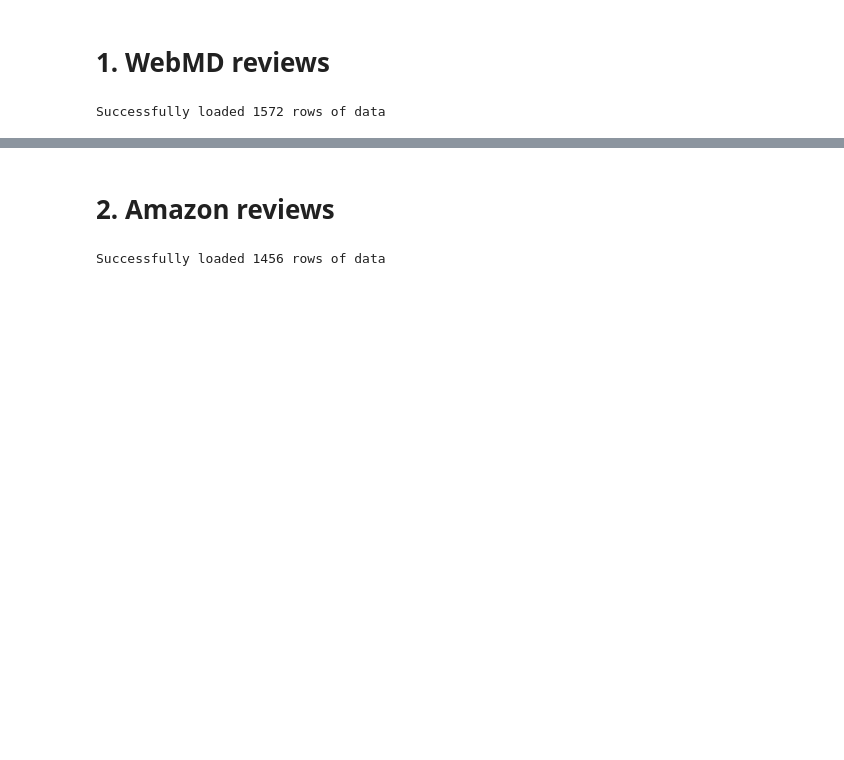
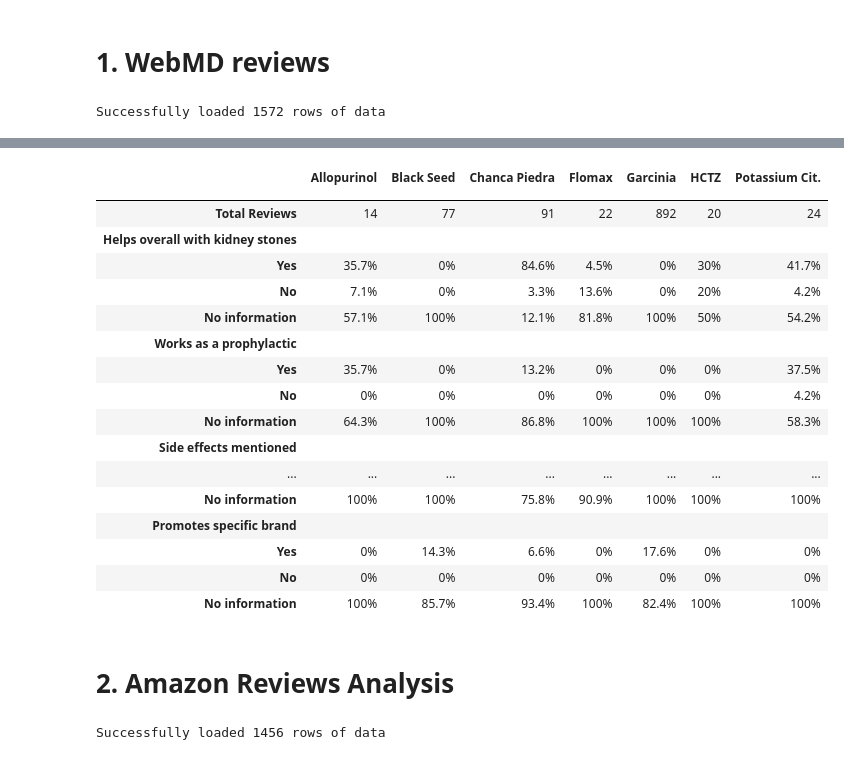
Before and after one commit to aph-research/chanca-piedra, a Jupyter notebook: chanca-piedra-analysis.ipynb, the cells around one changed output, grey strips where cells are left out. Cells and saved outputs as stored; diff of their text form; code cells hidden in the pictures; blank space fills up the shorter version.

```diff
--- a/chanca-piedra-analysis.ipynb
+++ b/chanca-piedra-analysis.ipynb
@@ -7,3 +180,15 @@ import numpy as np
+# %%
+def style_dataframe(df):
+    """Apply consistent styling to the dataframe."""
+    return df.style\
+        .set_table_styles([
+            {'selector': '',
+             'props': [('color', get_text_color())]},
+        ])\
+        .format(lambda x: f'{x:,.0f}' if isinstance(x, (int, float)) and str(x).isdigit()
+                else (f'{x:.0f}%' if isinstance(x, float) and x.is_integer()
+                else f'{x:.1f}%' if isinstance(x, float)
+                else x))
 # %% [markdown]
 # 1. WebMD reviews
 # %%
@@ -231,5 +210,57 @@ display(display_df.style
+# %%
+columns_to_analyze = [
+    'Helps overall with kidney stones',
+    'Works as a prophylactic',
+    'Side effects mentioned',
+    'Asserts significant pain reduction',
+    'Mentions breaking of stones',
+    'Mentions shrinking of the stones',
+    'Mentions softening of stones',
+    'Stone passed with no or almost no pain',
+    'Promotes specific brand',
+]
+
+webmd_medicine_mapping = {
+    'Allopurinol Oral': 'Allopurinol',
+    'Flomax Oral': 'Flomax',
+    'Hydrochlorothiazide': 'HCTZ',
+    'Potassium Citrate Oral': 'Potassium Cit.'
+}
+
+webmd_medicines_to_exclude = ['Ashwagandha', 'Melatonin']
+
+# Generate and display statistics
+display_df = calculate_stats(
+    df,
+    columns_to_analyze,
+    medicines_to_exclude=webmd_medicines_to_exclude,
+    medicine_mapping=webmd_medicine_mapping
+)
+display(style_dataframe(display_df))
+
+tablename = "webmd-table-full-analysis"
+display_df.to_html(figfolder + tablename + ".html")
+# %% [output]
+|  | Allopurinol | Black Seed | Chanca Piedra | Flomax | Garcinia | HCTZ | Potassium Cit. |
+|  |  |  |  |  |  |  |  |
+| Total Reviews | 14 | 77 | 91 | 22 | 892 | 20 | 24 |
+| Helps overall with kidney stones |  |  |  |  |  |  |  |
+| Yes | 35.7% | 0% | 84.6% | 4.5% | 0% | 30% | 41.7% |
+| No | 7.1% | 0% | 3.3% | 13.6% | 0% | 20% | 4.2% |
+| No information | 57.1% | 100% | 12.1% | 81.8% | 100% | 50% | 54.2% |
+| Works as a prophylactic |  |  |  |  |  |  |  |
+| Yes | 35.7% | 0% | 13.2% | 0% | 0% | 0% | 37.5% |
+| No | 0% | 0% | 0% | 0% | 0% | 0% | 4.2% |
+| No information | 64.3% | 100% | 86.8% | 100% | 100% | 100% | 58.3% |
+| Side effects mentioned |  |  |  |  |  |  |  |
+| ... | ... | ... | ... | ... | ... | ... | ... |
+| No information | 100% | 100% | 75.8% | 90.9% | 100% | 100% | 100% |
+| Promotes specific brand |  |  |  |  |  |  |  |
+| Yes | 0% | 14.3% | 6.6% | 0% | 17.6% | 0% | 0% |
+| No | 0% | 0% | 0% | 0% | 0% | 0% | 0% |
+| No information | 100% | 85.7% | 93.4% | 100% | 82.4% | 100% | 100% |
 # %% [markdown]
-# 2. Amazon reviews
+# 2. Amazon Reviews Analysis
 # %%
 dfa = pd.read_csv('csv-files/Kidney Stone Reviews - Master Sheet - Amazon.csv')
 print(f"Successfully loaded {len(dfa)} rows of data")
```
Also changed, not shown: parts of 12 cells of this notebook, 3 other files.
